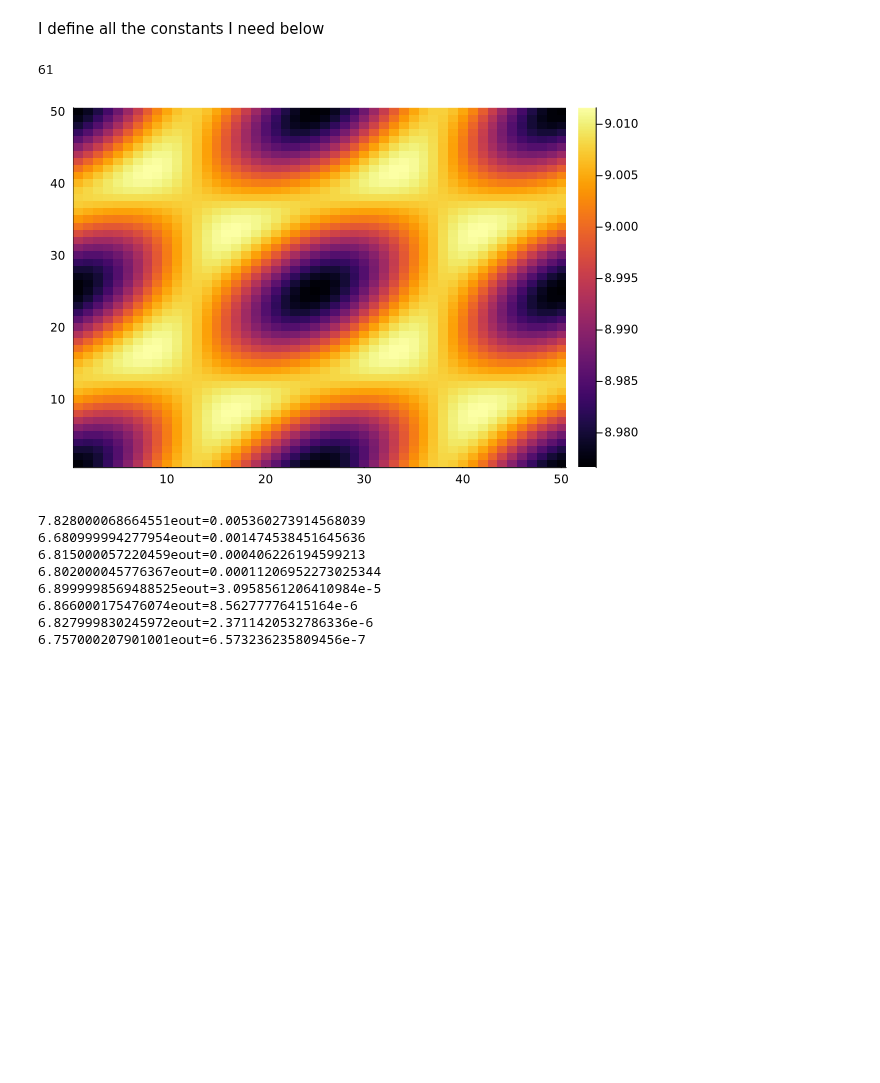
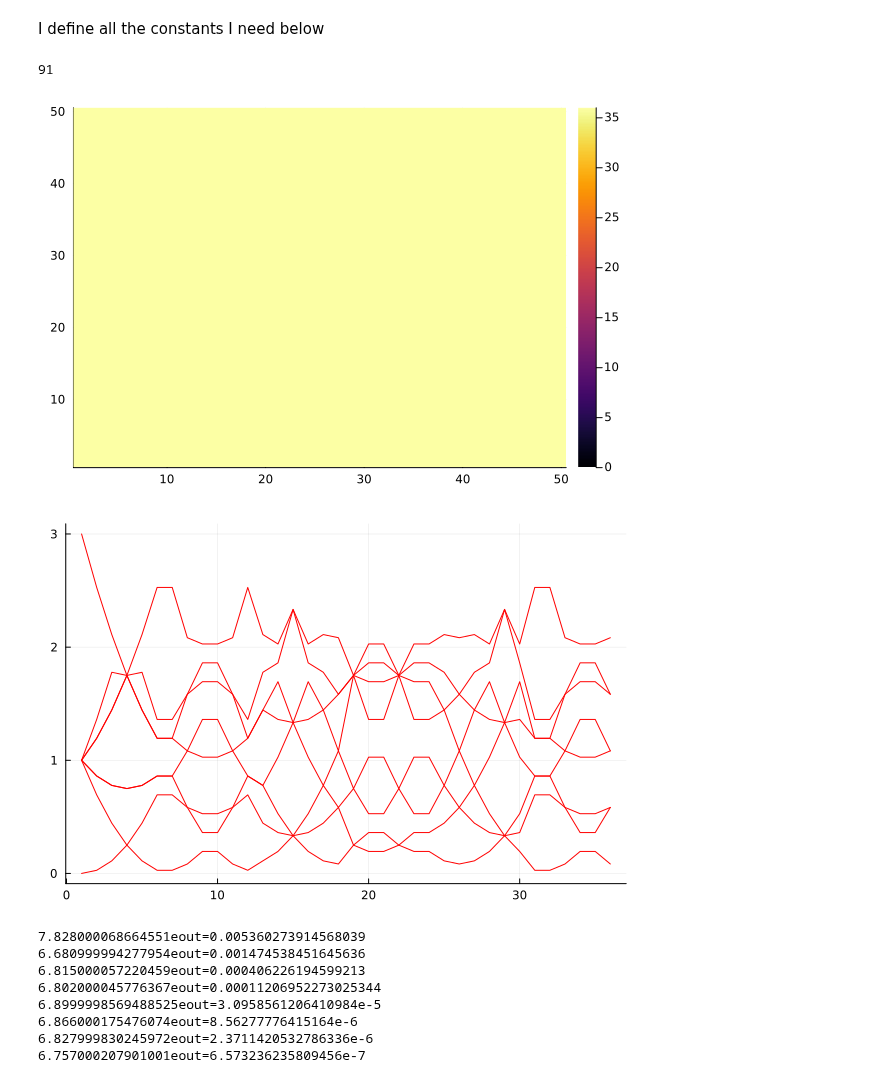
Before and after one commit to ttx002000/HF_Moire, a Jupyter notebook: primecode.ipynb, the cells around one changed output. Saved outputs shown, nothing was run; the diff lists cells and outputs as text; code cells hidden in the pictures; blank space fills up the shorter version.

```diff
--- a/primecode.ipynb
+++ b/primecode.ipynb
@@ -12,13 +12,13 @@ using Random
 
 include("operators.jl")
 
-flux=3*π
+flux=π
 scale=1.0
 am=4*π/(√3*scale);
 β=4*flux/(√3*scale^2)
 
 mass=0.5;
-V0=0.5*exp(π/2)
+V0=0
 ϕ=0.0;
 
 
@@ -30,10 +30,10 @@ b2=4*π/(√3*am)*[√3/2,1/2]
 a1m=am*[-1/2,√3/2]
 a2m=am*[1,0]
 
-Nq=3;
+Nq=6;
 T1=b1/(Nq)
 T2=b2/(Nq)
-constq=0.1/Nq^2
+constq=0/Nq^2
 
 mpoint=1/2*b1;
 γ=[0,0];
@@ -73,7 +73,7 @@ end
 
 wave=Vector{Int64}[]
 cutoff=18
-cutoffstandard=4.01*4*π/(√3*am)
+cutoffstandard=5.01*4*π/(√3*am)
 for ja in -cutoff:cutoff, jb in -cutoff:cutoff
     gtest=ja*b1+jb*b2;
     if (gtest[1]^2+gtest[2]^2)<cutoffstandard^2
@@ -90,7 +90,7 @@ for ja in 1:Nq^2, jb in eachindex(wave), jc in 1:Nq^2, jd in eachindex(wave)
    overlapmatrix[ja,jb,jc,jd]=overlap([T1 T2]*(allowedq[ja]+wave[jb]),[T1 T2]*(allowedq[jc]+wave[jd]-wave[jb]-allowedq[ja]),β)
 end
 # %% [output]
-61
+91
 # %%
 single_Ham=[zeros(ComplexF64,dimension,dimension) for ja in 1:Nq^2]
 single_MoirePo=[zeros(ComplexF64,dimension,dimension) for ja in 1:Nq^2]
@@ -184,4 +184,16 @@ end
 
 #input_DensityMatrix=0.9*input_DensityMatrix+0.1*random_DensityMatrix
 # %% [output]
-[figure, old version]
+[figure, new version]
+# %%
+NOHF_pathvalue=zeros(Float64,dimension,Nq^2)
+for ja in 1:Nq^2
+    NOHF_pathvalue[:,ja]=real(eigvals(single_Ham[ja]+single_MoirePo[ja]))
+end
+
+myplot=plot()
+plot!(1:Nq^2,Float64.(NOHF_pathvalue[1:8,:]'),legend=false,color="red")
+
+display(myplot)
+# %% [output]
+[figure, added]
```
Also changed, not shown: parts of 1 cell of this notebook, 6 other files.
